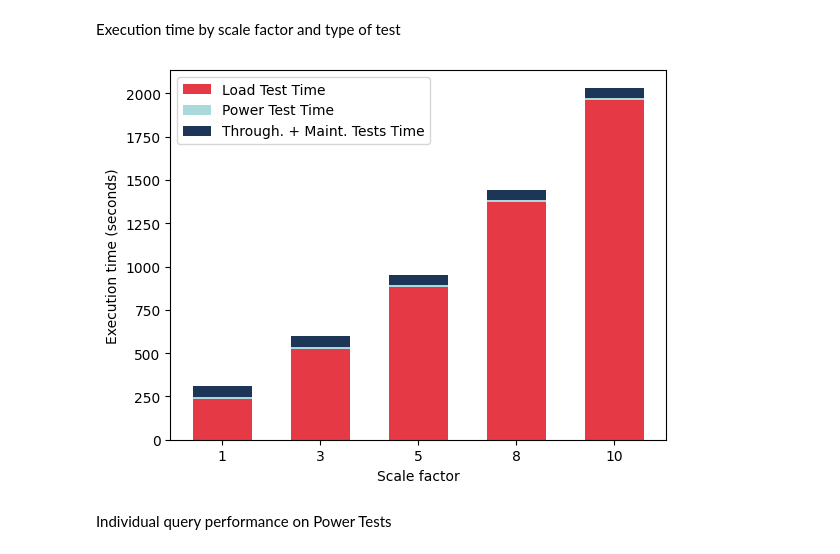
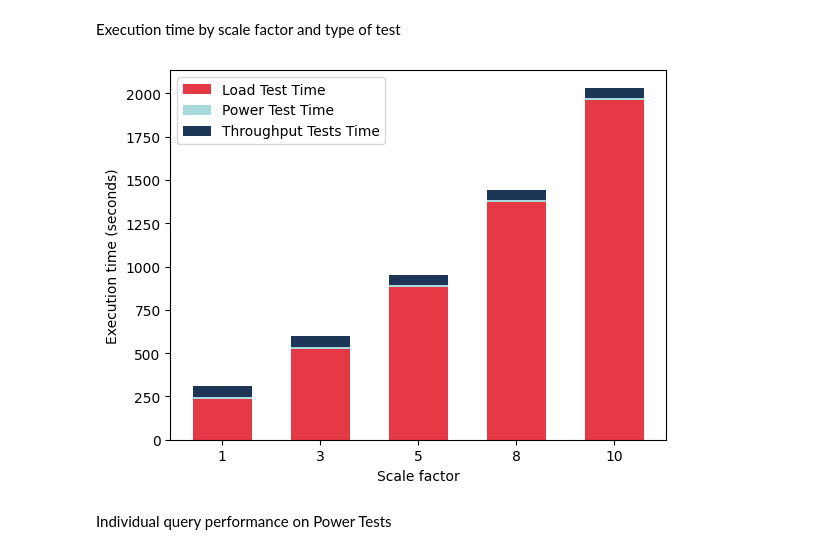
Before and after one commit to ValerioRocca/TPC-DS-with-SparkSQL, a Jupyter notebook: tpcds_analysis.ipynb, the cells around one changed output. Cells and saved outputs as stored; diff of their text form; code cells hidden in the pictures.

Commit message:
Fixed label error

```diff
--- a/tpcds_analysis.ipynb
+++ b/tpcds_analysis.ipynb
@@ -104,24 +104,24 @@ def barplot_list_creator(T1, T3, T5, T8, T10):
 # %%
 load_stack = barplot_list_creator(load_1, load_3, load_5, load_8, load_10)
 power_stack = barplot_list_creator(power_1_avg, power_3_avg, power_5_avg, power_8_avg, power_10_avg)
 thr_main_stack = barplot_list_creator(thr_main_1, thr_main_3, thr_main_5, thr_main_8, thr_main_10)
 
 x = ["1","3","5","8","10"]
 
 plt.bar(x, load_stack, width=0.6, label='Load Test Time', color='#e63946')
 stack_sum = np.array(load_stack)
 
 plt.bar(x, power_stack, width=0.6, bottom=stack_sum, label='Power Test Time', color='#a8dadc')
 stack_sum += np.array(power_stack)
 
-plt.bar(x, thr_main_stack, width=0.6, bottom=stack_sum, label='Through. + Maint. Tests Time', color='#1d3557')
+plt.bar(x, thr_main_stack, width=0.6, bottom=stack_sum, label='Throughput Tests Time', color='#1d3557')
 
 plt.xlabel('Scale factor')
 plt.ylabel('Execution time (seconds)')
 plt.legend()
 plt.show()
 # %% [output]
-[figure, old version]
+[figure, new version]
 # %% [markdown]
 Individual query performance on Power Tests
 # %%
```
